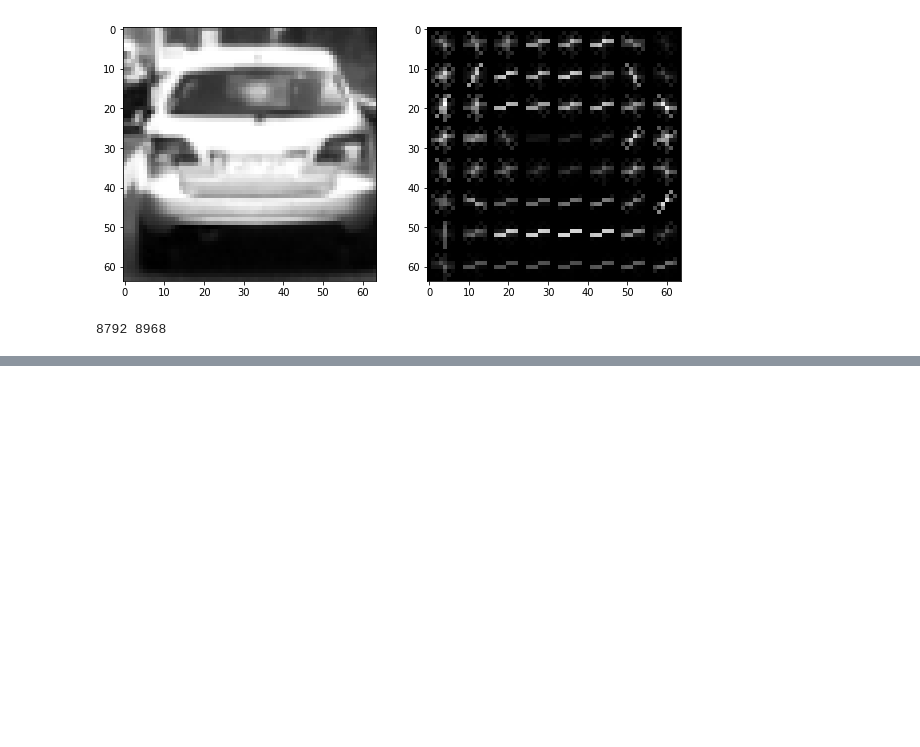
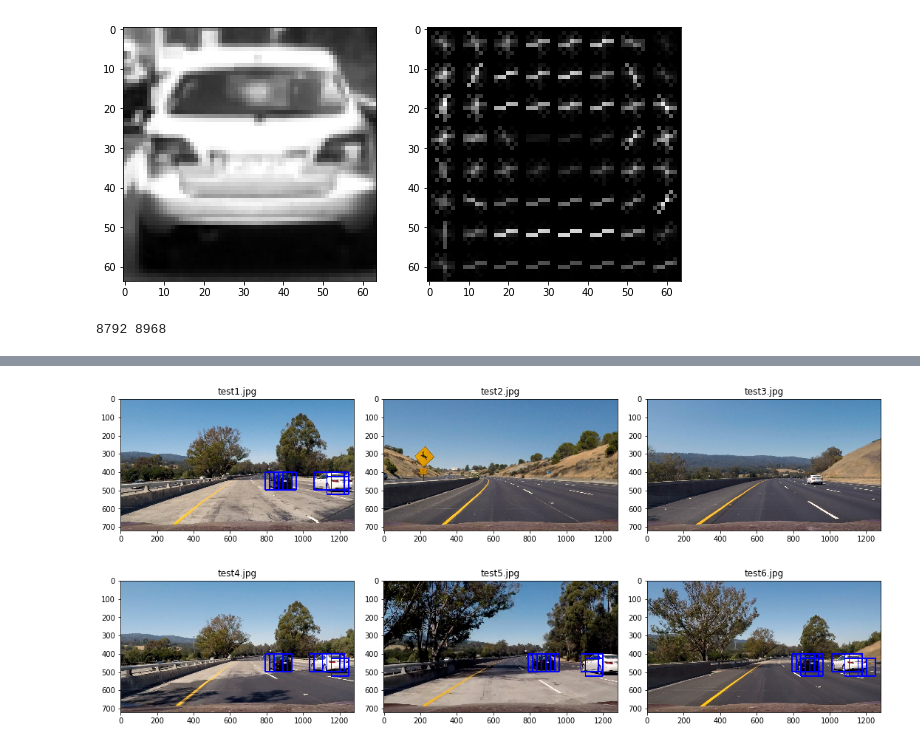
Before and after one commit to wengyao04/CarND-Vehicle-Detection, a Jupyter notebook: vehicle_detection.ipynb, the cells around one changed output, grey strips where cells are left out. Saved outputs shown, nothing was run; the diff lists cells and outputs as text; code cells hidden in the pictures; blank space fills up the shorter version.

```diff
--- a/vehicle_detection.ipynb
+++ b/vehicle_detection.ipynb
@@ -319,2 +114,0 @@ def find_cars(img, xstart, xstop, ystart, ystop, scale, svc, X_scaler, orient, p
-# %%
-img = mpimg.imread("./test_images/test1.jpg")
@@ -320,0 +197,4 @@ img = mpimg.imread("./test_images/test1.jpg")
+# %%
+model = Model(['YCrCb', -1])
+accuracy_train, accuracy_test, f_train, f_test = model.fit(car_list, nocar_list)
+print (accuracy_train, accuracy_test, f_train, f_test)
@@ -326,12 +210,3 @@ def convert_color(img, conv='RGB2YCrCb'):
         return cv2.cvtColor(img, cv2.COLOR_BGR2YCrCb)
     if conv == 'RGB2LUV':
         return cv2.cvtColor(img, cv2.COLOR_RGB2LUV)
-# %%
-xstart = int(img.shape[1]*.2)
-xstop = int(img.shape[1]*1.0)
-ystart = int(img.shape[0]*.50)
-ystop = int(img.shape[0]*0.9)
-scale = 1.5
-out_img = find_cars(img, xstart, xstop, ystart, ystop, scale, svc, X_scaler,
-                    orient, pix_per_cell, cell_per_block, spatial_size, hist_bins,cells_per_step=1)
-plt.imshow(out_img)
@@ -341,0 +280,31 @@ ValueError: operands could not be broadcast together with shapes (1,6108) (2580,
+# %%
+def draw_boxes(img, bboxes, color=(0, 0, 255), thick=6):
+    # Make a copy of the image
+    imcopy = np.copy(img)
+    # Iterate through the bounding boxes
+    for bbox in bboxes:
+        cv2.rectangle(imcopy, bbox[0], bbox[1], color, thick)
+    # Return the image copy with boxes drawn
+    return imcopy
+# %%
+ystart = 400
+ystop = 720
+scale = 1.5
+def test_find_cars(test_image_dir):
+    image_name_list = os.listdir(test_image_dir)
+    rows = 2
+    cols = 3
+    fig = plt.figure(figsize=(15, 7))
+    idx = 0
+    for file_name in image_name_list:
+        if file_name.find('jpg') != -1:
+            plt.subplot(rows, cols, idx+1)
+            idx = idx + 1
+            img = mpimg.imread(os.path.join(test_image_dir, file_name))
+            windows = find_cars(img, ystart, ystop, scale)
+            out_img = draw_boxes(img, windows)
+            plt.title(file_name)
+            plt.imshow(out_img)
+    plt.tight_layout()
+test_find_cars('test_images')
+# %% [output]
@@ -341,0 +313 @@ ValueError: operands could not be broadcast together with shapes (1,6108) (2580,
+[figure, added]
```
Also changed, not shown: parts of 22 cells of this notebook, 1 other file.
